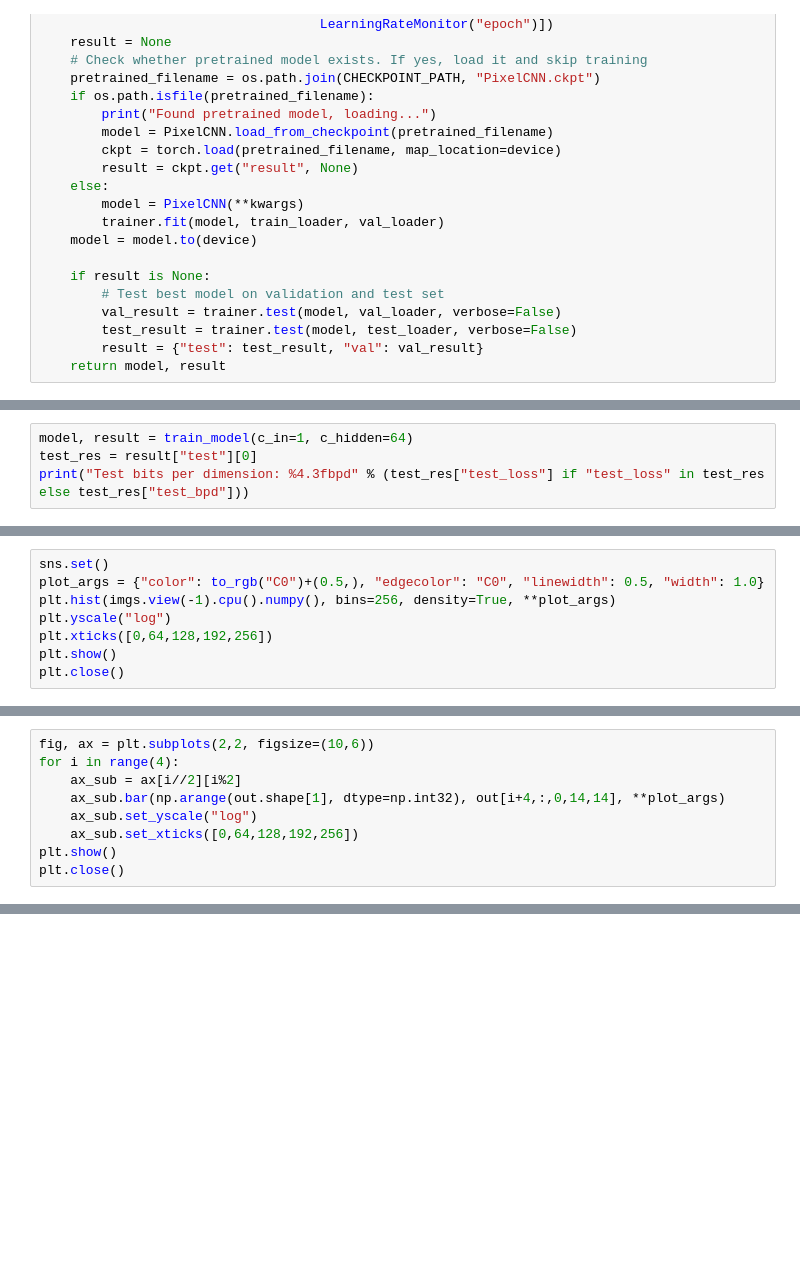
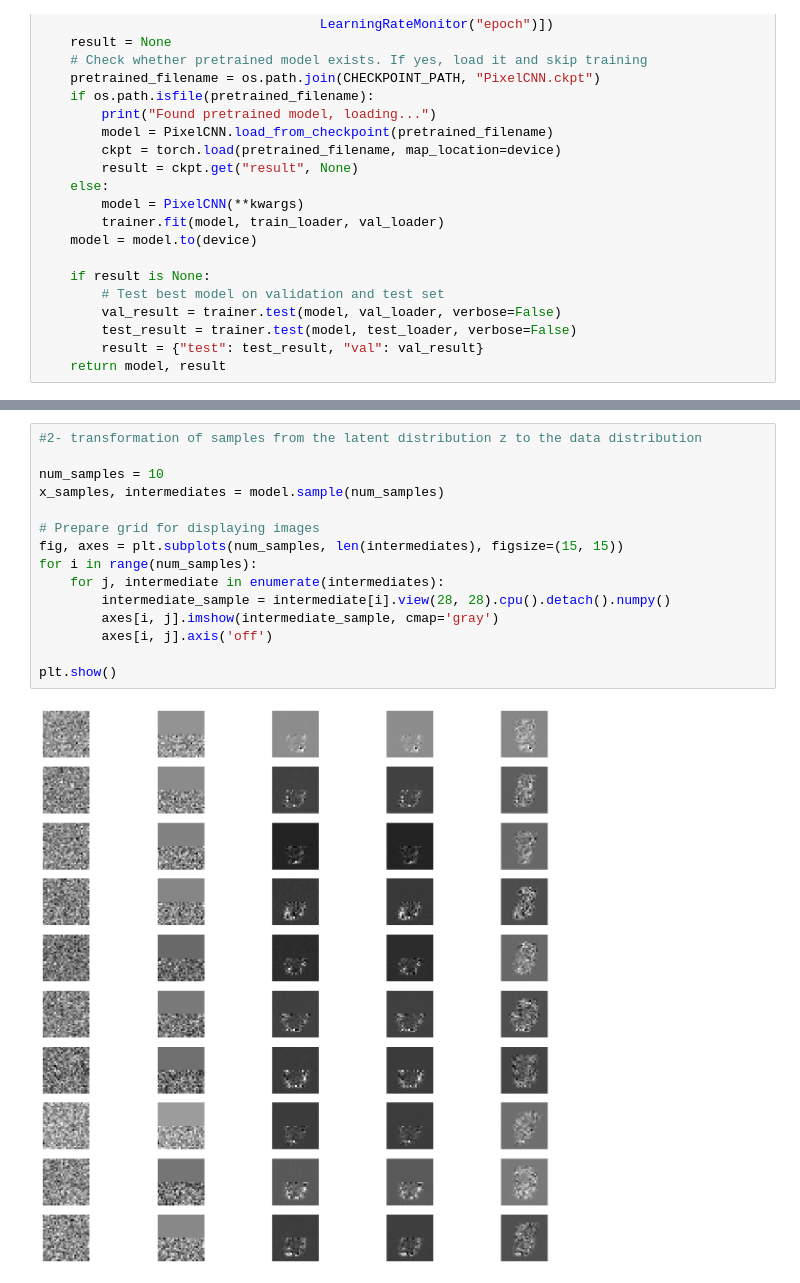
Before and after one commit to faisalomari/Normalizing_Flows, a Jupyter notebook: Main1.ipynb, the cells around one changed output, grey strips where cells are left out. Drawn from its saved outputs; the diff is of its cells as text; blank space fills up the shorter version.

```diff
--- a/Main1.ipynb
+++ b/Main1.ipynb
@@ -696,4 +335,0 @@ When calling the training function with a pre-trained model, we automatically lo
-# %%
-model, result = train_model(c_in=1, c_hidden=64)
-test_res = result["test"][0]
-print("Test bits per dimension: %4.3fbpd" % (test_res["test_loss"] if "test_loss" in test_res else test_res["test_bpd"]))
@@ -784,8 +335,0 @@ Before diving into the model, let's visualize the distribution of the pixel valu
-# %%
-sns.set()
-plot_args = {"color": to_rgb("C0")+(0.5,), "edgecolor": "C0", "linewidth": 0.5, "width": 1.0}
-plt.hist(imgs.view(-1).cpu().numpy(), bins=256, density=True, **plot_args)
-plt.yscale("log")
-plt.xticks([0,64,128,192,256])
-plt.show()
-plt.close()
@@ -808,9 +335,0 @@ Finally, to take a closer look at learned value relations, we can visualize the
-# %%
-fig, ax = plt.subplots(2,2, figsize=(10,6))
-for i in range(4):
-    ax_sub = ax[i//2][i%2]
-    ax_sub.bar(np.arange(out.shape[1], dtype=np.int32), out[i+4,:,0,14,14], **plot_args)
-    ax_sub.set_yscale("log")
-    ax_sub.set_xticks([0,64,128,192,256])
-plt.show()
-plt.close()
@@ -857,0 +336,17 @@ In this tutorial, we have looked at autoregressive image modeling, and implement
+# %%
+#2- transformation of samples from the latent distribution z to the data distribution
+
+num_samples = 10
+x_samples, intermediates = model.sample(num_samples)
+
+# Prepare grid for displaying images
+fig, axes = plt.subplots(num_samples, len(intermediates), figsize=(15, 15))
+for i in range(num_samples):
+    for j, intermediate in enumerate(intermediates):
+        intermediate_sample = intermediate[i].view(28, 28).cpu().detach().numpy()
+        axes[i, j].imshow(intermediate_sample, cmap='gray')
+        axes[i, j].axis('off')
+
+plt.show()
+# %% [output]
+[figure, added]
```
Also changed, not shown: parts of 60 cells of this notebook, 5 other files.
